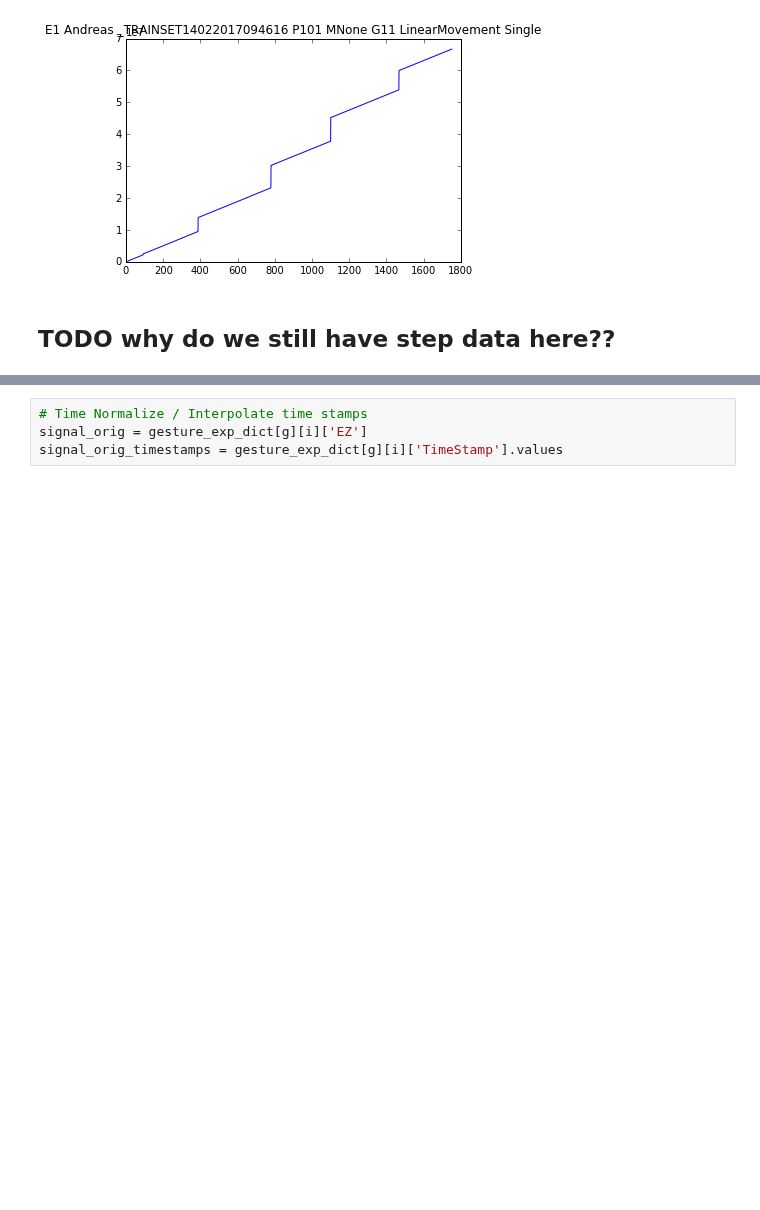
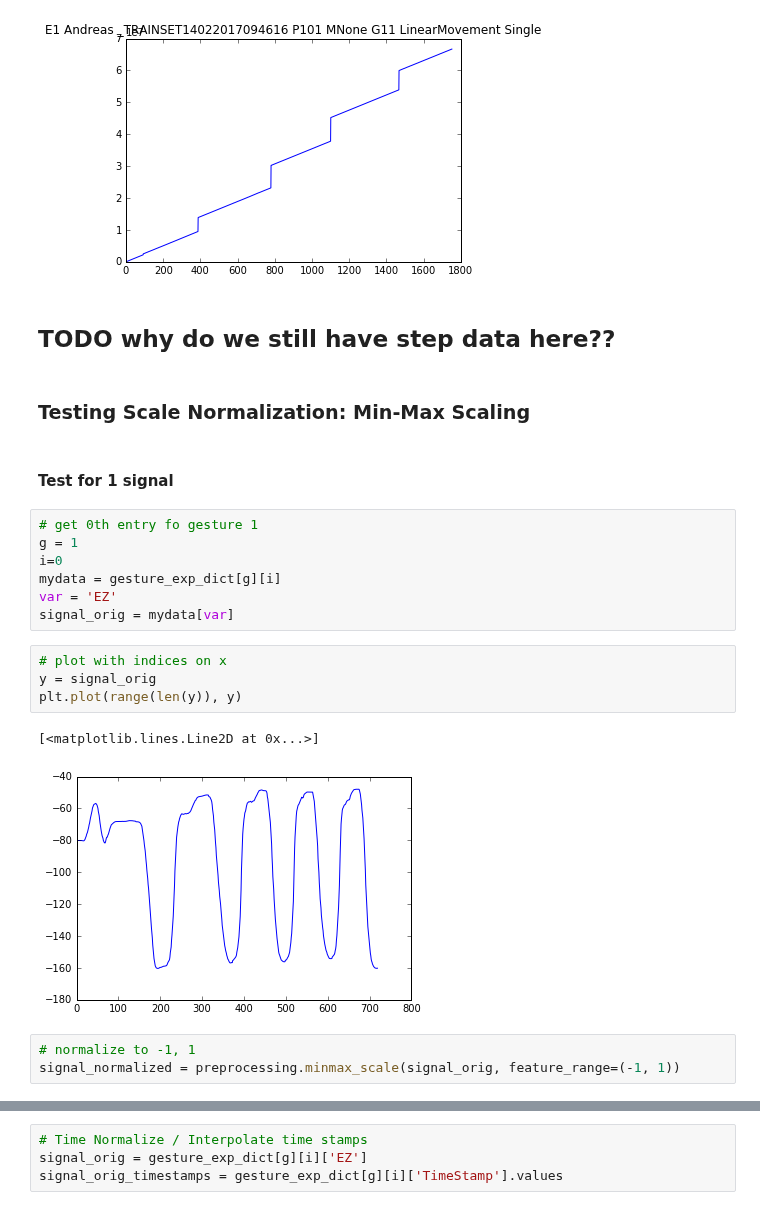
Before and after one commit to Make-O-Matic/MOM-Engine, a Jupyter notebook: data_preprocess_TU.ipynb, the cells around one changed output, grey strips where cells are left out. Drawn from its saved outputs; the diff is of its cells as text; blank space fills up the shorter version.

Commit message:
added min/max scaling but not finished in rest of the code yet

```diff
--- a/data_preprocess_TU.ipynb
+++ b/data_preprocess_TU.ipynb
@@ -1406,3 +1399,24 @@ one_plot(mydata,'TimeStamp')
 [figure]
 # %% [markdown]
 ## TODO why do we still have step data here??
+# %% [markdown]
+### Testing Scale Normalization: Min-Max Scaling
+# %% [markdown]
+#### Test for 1 signal
+# %%
+# get 0th entry fo gesture 1
+g = 1
+i=0
+mydata = gesture_exp_dict[g][i]
+var = 'EZ'
+signal_orig = mydata[var]
+# %%
+# plot with indices on x
+y = signal_orig
+plt.plot(range(len(y)), y)
+# %% [output]
+[<matplotlib.lines.Line2D at 0x...>]
+[figure, added]
+# %%
+# normalize to -1, 1
+signal_normalized = preprocessing.minmax_scale(signal_orig, feature_range=(-1, 1))
```
Also changed, not shown: parts of 12 cells of this notebook.
